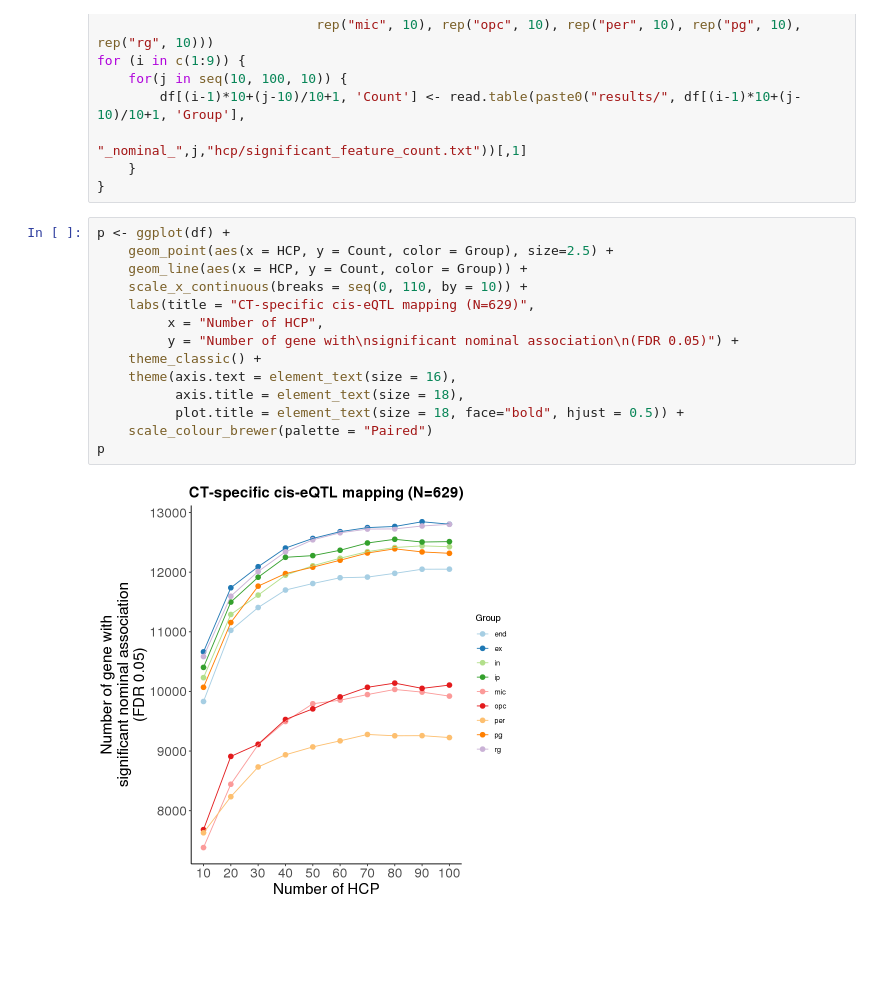
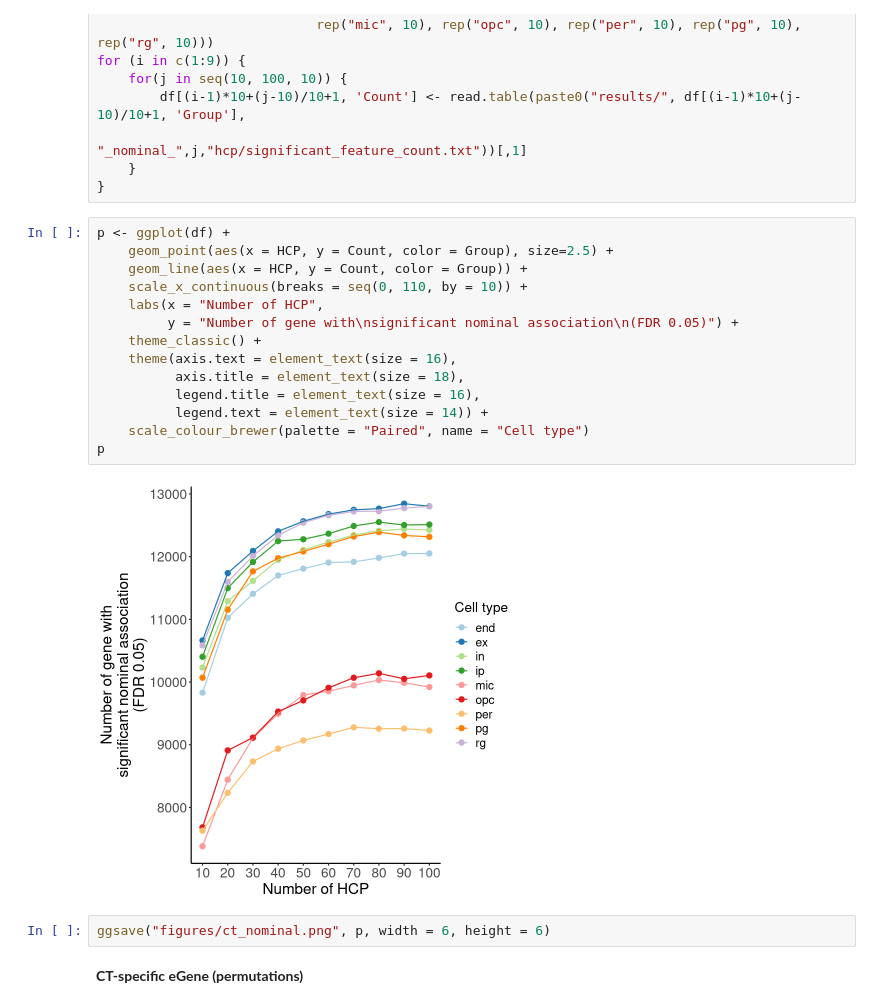
Before and after one commit to gandallab/devBrain_xQTL, a Jupyter notebook: code/04-QTL/cis-eQTL/decon_analysis.ipynb, the cells around one changed output. Drawn from its saved outputs; the diff is of its cells as text; blank space fills up the shorter version.

```diff
--- a/code/04-QTL/cis-eQTL/decon_analysis.ipynb
+++ b/code/04-QTL/cis-eQTL/decon_analysis.ipynb
@@ -342,16 +354,20 @@ for (i in c(1:9)) {
 # %%
 p <- ggplot(df) +
     geom_point(aes(x = HCP, y = Count, color = Group), size=2.5) +
     geom_line(aes(x = HCP, y = Count, color = Group)) +
     scale_x_continuous(breaks = seq(0, 110, by = 10)) +
-    labs(title = "CT-specific cis-eQTL mapping (N=629)",
-         x = "Number of HCP",
+    labs(x = "Number of HCP",
          y = "Number of gene with\nsignificant nominal association\n(FDR 0.05)") +
     theme_classic() +
     theme(axis.text = element_text(size = 16),
           axis.title = element_text(size = 18),
-          plot.title = element_text(size = 18, face="bold", hjust = 0.5)) +
-    scale_colour_brewer(palette = "Paired")
+          legend.title = element_text(size = 16),
+          legend.text = element_text(size = 14)) +
+    scale_colour_brewer(palette = "Paired", name = "Cell type")
 p
 # %% [output]
-[figure, old version]
+[figure, new version]
+# %%
+ggsave("figures/ct_nominal.png", p, width = 6, height = 6)
+# %% [markdown]
+**CT-specific eGene (permutations)**
```
Also changed, not shown: parts of 60 cells of this notebook, 36 other files.
